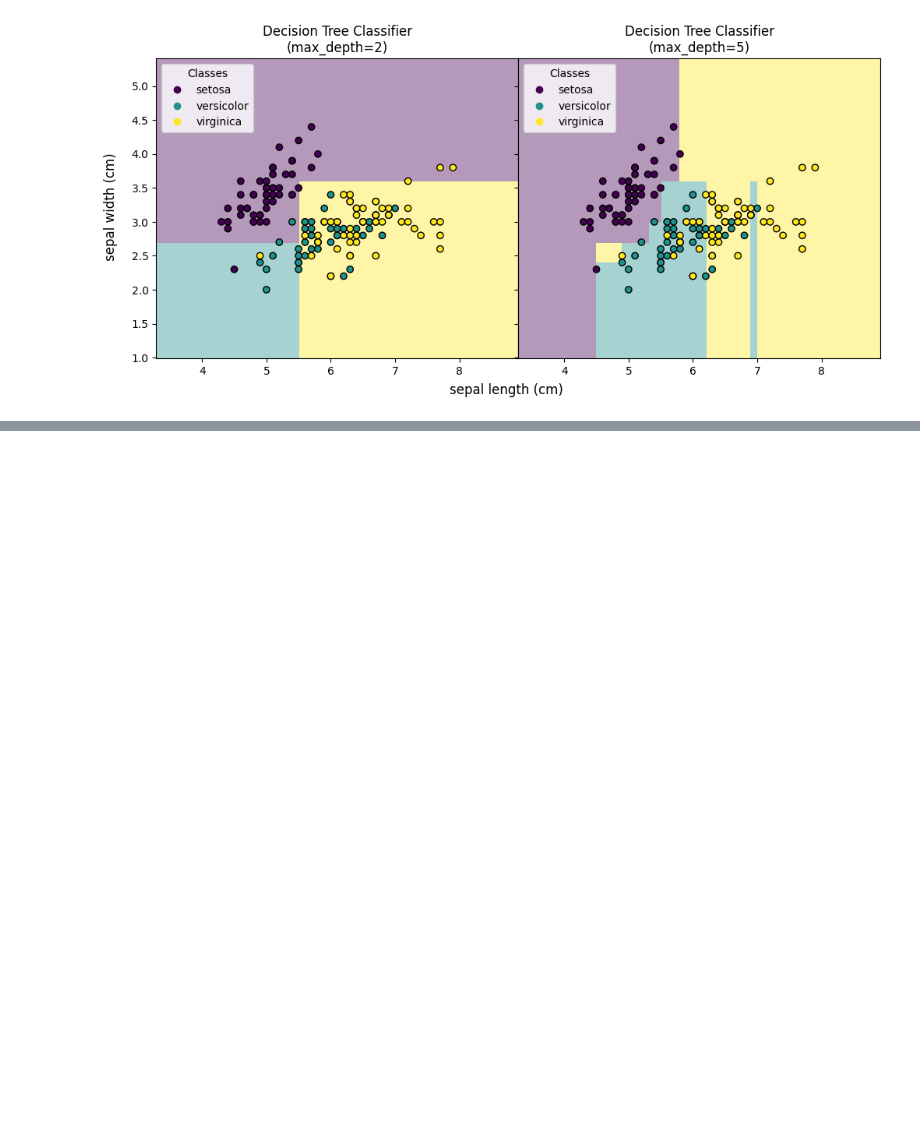
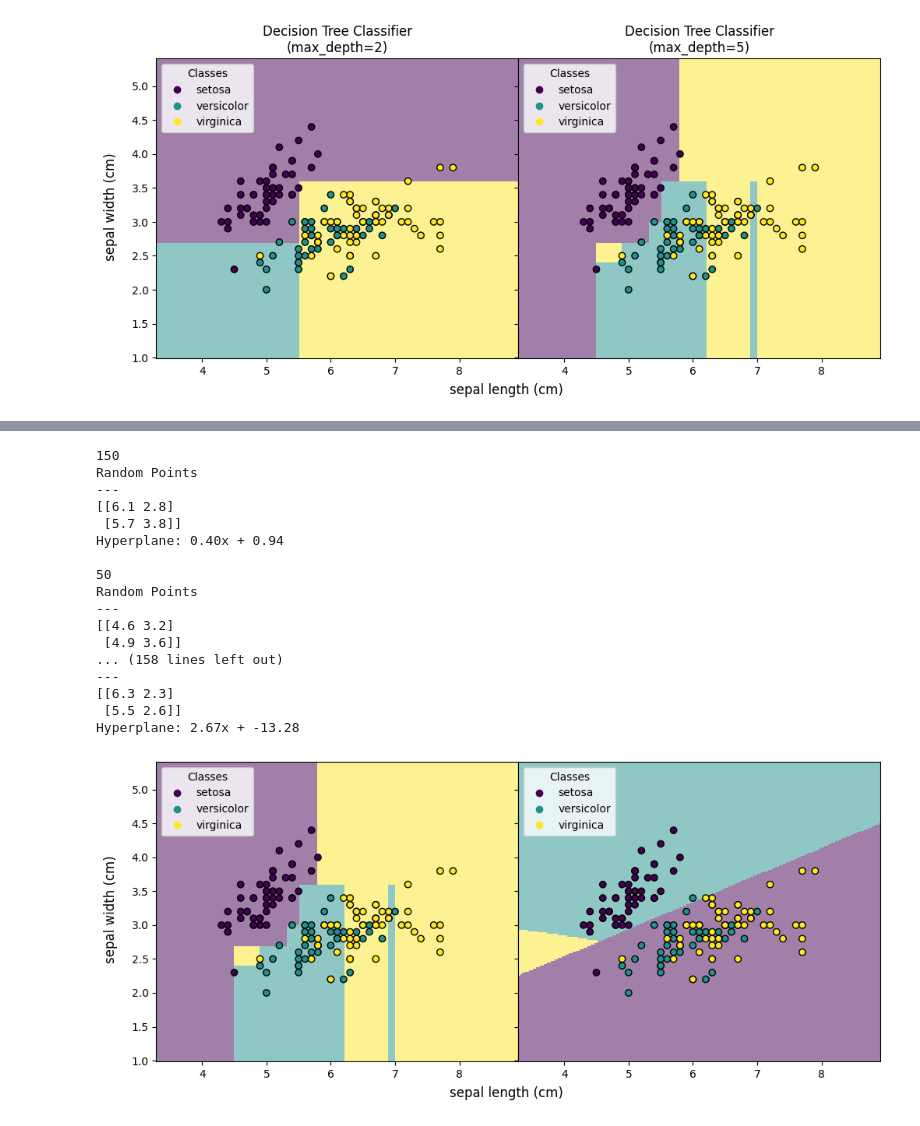
Before and after one commit to ben-my-to/mpitree, a Jupyter notebook: mpitree_test.ipynb, the cells around one changed output, grey strips where cells are left out. Drawn from its saved outputs; the diff is of its cells as text; code cells hidden in the pictures; blank space fills up the shorter version.

Commit message:
added kdtree wip

```diff
--- a/mpitree_test.ipynb
+++ b/mpitree_test.ipynb
@@ -29,9 +29,7 @@ for ax, depth in zip(axs, (2, 5)):
         grid_resolution=200,
         response_method="predict",
         plot_method="pcolormesh",
-        # xlabel=iris.feature_names[0],
-        # ylabel=iris.feature_names[1],
-        alpha=0.4,
+        alpha=0.5,
         ax=ax,
     )
     scatter = disp.ax_.scatter(X[:, 0], X[:, 1], c=iris.target, edgecolors="k")
@@ -45,6 +43,10 @@ for ax, depth in zip(axs, (2, 5)):
 
 fig.supxlabel("sepal length (cm)")
 fig.supylabel("sepal width (cm)", x=0.069)
+
 plt.show()
 # %% [output]
 [figure]
+# %%
+clf = DecisionTreeClassifier(max_depth=2).fit(X, y)
+print(clf)
@@ -51,3 +61,55 @@ plt.show()
+# %%
+fig, axs = plt.subplots(
+    ncols=2,
+    sharex="col",
+    sharey="row",
+    figsize=(12, 5),
+    gridspec_kw={"wspace": 0, "hspace": 0},
+)
+
+clfs = [DecisionTreeClassifier(max_depth=5).fit(X, y), KDTree().fit(X, y)]
+
+for clf, ax, depth in zip(clfs, axs, (2, 5)):
+    disp = DecisionBoundaryDisplay.from_estimator(
+        clf,
+        X,
+        grid_resolution=200,
+        response_method="predict",
+        plot_method="pcolormesh",
+        alpha=0.5,
+        ax=ax,
+    )
+    scatter = disp.ax_.scatter(X[:, 0], X[:, 1], c=iris.target, edgecolors="k")
+    disp.ax_.legend(
+        scatter.legend_elements()[0],
+        iris.target_names,
+        loc="upper left",
+        title="Classes",
+    )
+
+fig.supxlabel("sepal length (cm)")
+fig.supylabel("sepal width (cm)", x=0.069)
+
+plt.show()
+# %% [output]
+150
+Random Points
+---
+[[6.1 2.8]
+ [5.7 3.8]]
+Hyperplane: 0.40x + 0.94
+
+50
+Random Points
+---
+[[4.6 3.2]
+ [4.9 3.6]]
+... (158 lines left out)
+---
+[[6.3 2.3]
+ [5.5 2.6]]
+Hyperplane: 2.67x + -13.28
+[figure, added]
 # %%
 # from itertools import product
 
```
Also changed, not shown: parts of 3 cells of this notebook, 7 other files.
